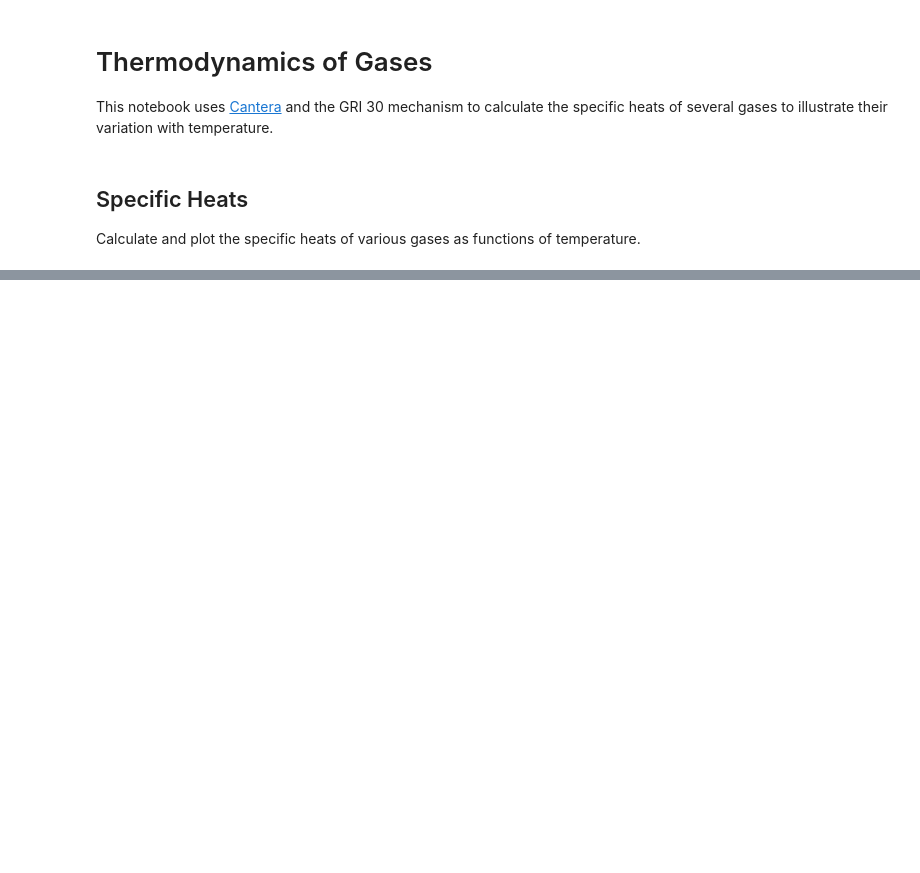
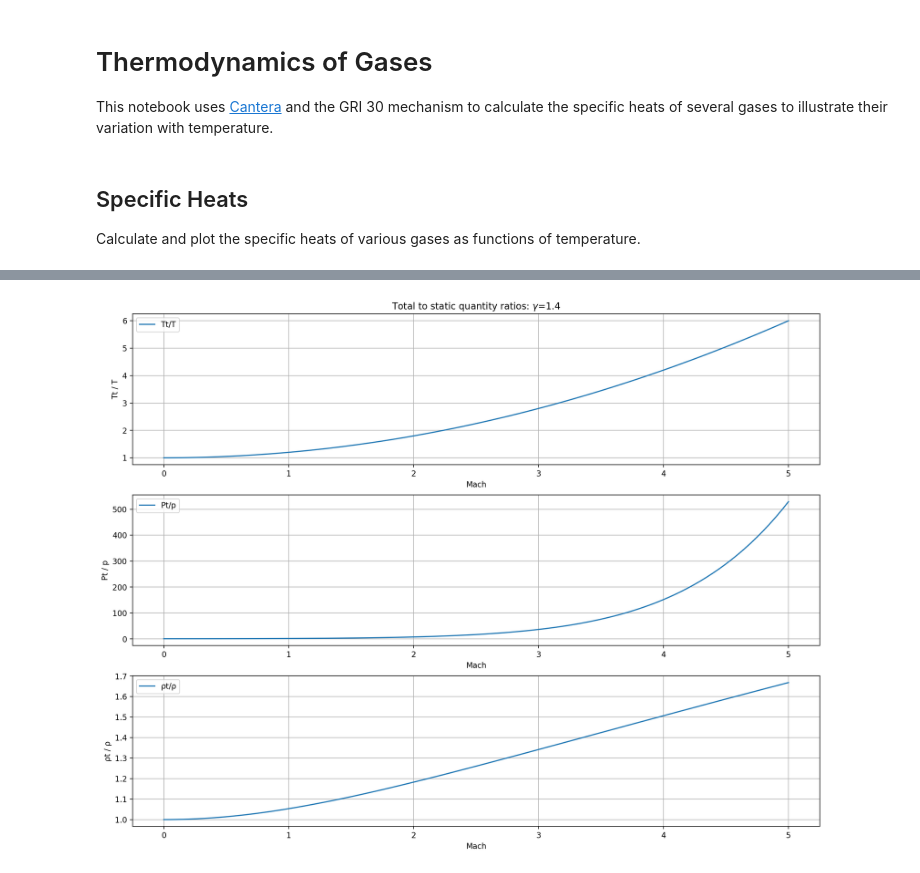
Before and after one commit to davetew/Modern-Aerospace-Propulsion, a Jupyter notebook: Thermodynamics_of_Gases.ipynb, the cells around one changed output, grey strips where cells are left out. Drawn from its saved outputs; the diff is of its cells as text; code cells hidden in the pictures; blank space fills up the shorter version.

```diff
--- a/Thermodynamics_of_Gases.ipynb
+++ b/Thermodynamics_of_Gases.ipynb
@@ -80,0 +93,29 @@ plt.show()
+# %%
+# Handy compressible flow relations
+γ1 = lambda γ: γ / (γ-1)
+
+# Ratio of total to static temperature
+Tt_T = lambda Mach, γ=1.4: 1 + (γ-1)/2*Mach**2
+
+# Ratio of total to static pressure
+Pt_p = lambda Mach, γ=1.4: Tt_T(Mach, γ)**(γ1(γ))
+
+# Ratio of total to static density
+ρt_ρ = lambda Mach, γ=1.4: Tt_T(Mach, γ)**(1/γ1(γ))
+# %%
+# Plot the total to static temperature, pressure, and density ratios versus Mach number for a fixed ratio of specific heats
+Mach = np.linspace(0, 5, 100); gamma = 1.4
+fig, ax = plt.subplots(3, 1, figsize=(16,12))
+ax[0].plot(Mach, Tt_T(Mach, gamma), label='Tt/T')
+ax[0].set_ylabel('Tt / T')
+ax[1].plot(Mach, Pt_p(Mach, gamma), label='Pt/p')
+ax[1].set_ylabel('Pt / p')
+ax[2].plot(Mach, ρt_ρ(Mach, gamma), label='ρt/ρ')
+ax[2].set_ylabel('ρt / ρ')
+ax[0].set_title(f'Total to static quantity ratios: $\\gamma$={gamma}' )
+for a in ax:
+  a.set_xlabel('Mach')
+  a.legend(); a.grid()
+plt.show()
+# %% [output]
+[figure, added]
```
Also changed, not shown: parts of 6 cells of this notebook.
